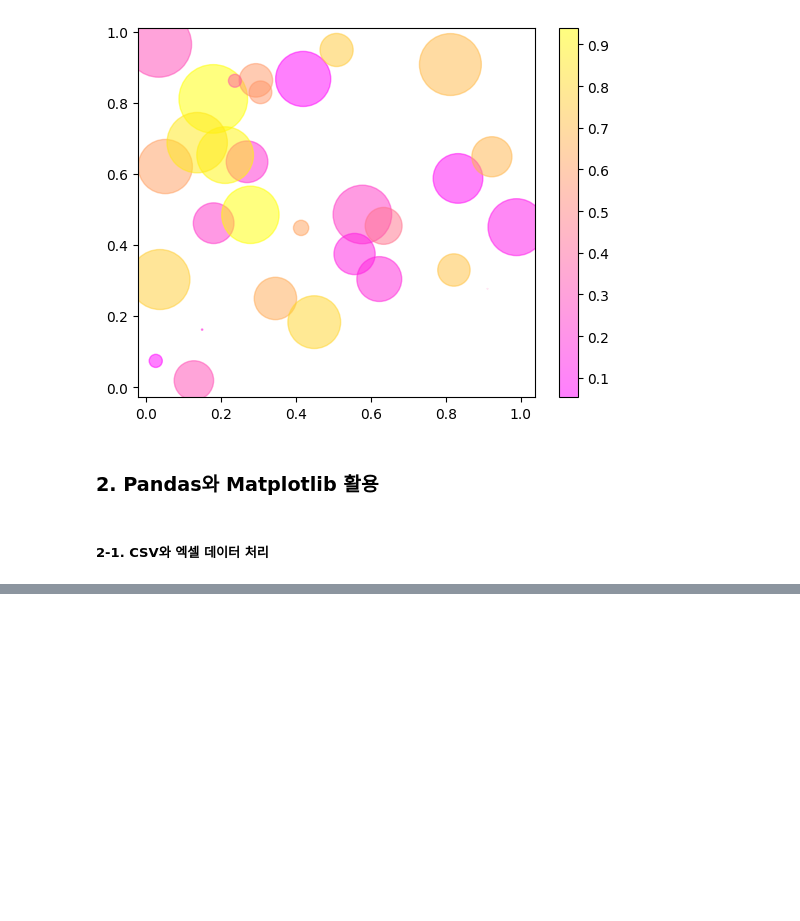
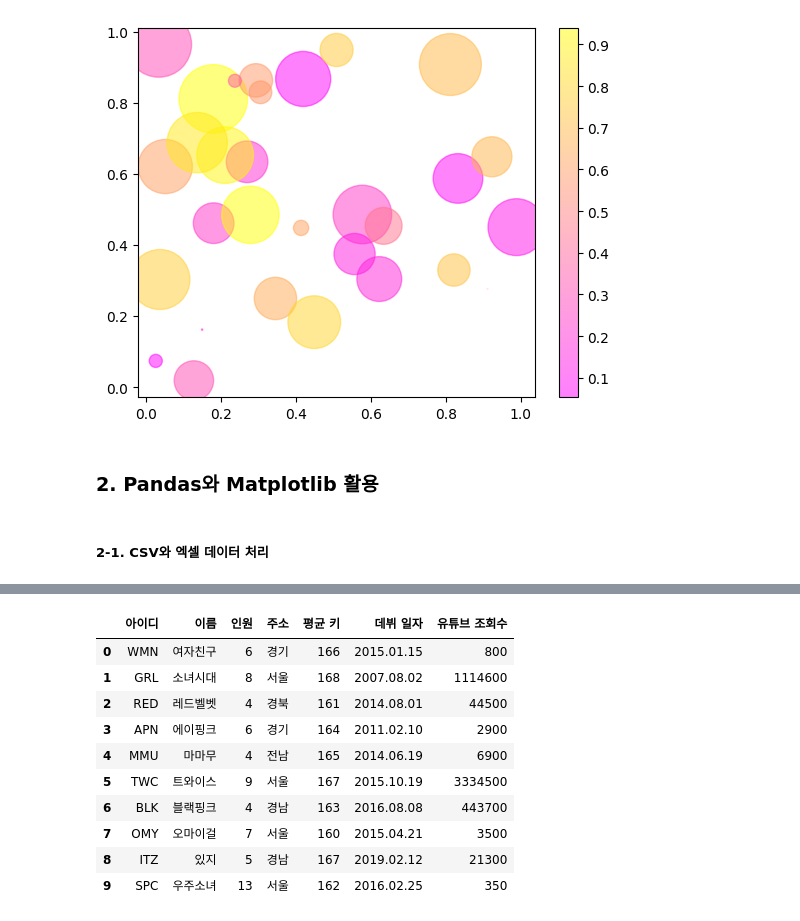
Before and after one commit to KimHyoJun99/LIKELION_AI, a Jupyter notebook: Data_TIL/Matplotlib/Matplotlib.ipynb, the cells around one changed output, grey strips where cells are left out. Saved outputs shown, nothing was run; the diff lists cells and outputs as text; code cells hidden in the pictures; blank space fills up the shorter version.

```diff
--- a/Data_TIL/Matplotlib/Matplotlib.ipynb
+++ b/Data_TIL/Matplotlib/Matplotlib.ipynb
@@ -102,0 +231,20 @@ plt.show()
+# %%
+# 여러 시트 한번에 이어 붙이기
+
+pd.DataFrame()
+for dataframe in dataframes:
+    temp_df = dataframes[f"{dataframe}"]
+    df = pd.concat([df, temp_df], ignore_index=True)
+df
+# %% [output]
+|  | 아이디 | 이름 | 인원 | 주소 | 평균 키 | 데뷔 일자 | 유튜브 조회수 |
+| 0 | WMN | 여자친구 | 6 | 경기 | 166 | 2015.01.15 | 800 |
+| 1 | GRL | 소녀시대 | 8 | 서울 | 168 | 2007.08.02 | 1114600 |
+| 2 | RED | 레드벨벳 | 4 | 경북 | 161 | 2014.08.01 | 44500 |
+| 3 | APN | 에이핑크 | 6 | 경기 | 164 | 2011.02.10 | 2900 |
+| 4 | MMU | 마마무 | 4 | 전남 | 165 | 2014.06.19 | 6900 |
+| 5 | TWC | 트와이스 | 9 | 서울 | 167 | 2015.10.19 | 3334500 |
+| 6 | BLK | 블랙핑크 | 4 | 경남 | 163 | 2016.08.08 | 443700 |
+| 7 | OMY | 오마이걸 | 7 | 서울 | 160 | 2015.04.21 | 3500 |
+| 8 | ITZ | 있지 | 5 | 경남 | 167 | 2019.02.12 | 21300 |
+| 9 | SPC | 우주소녀 | 13 | 서울 | 162 | 2016.02.25 | 350 |
```
Also changed, not shown: parts of 4 cells of this notebook.
